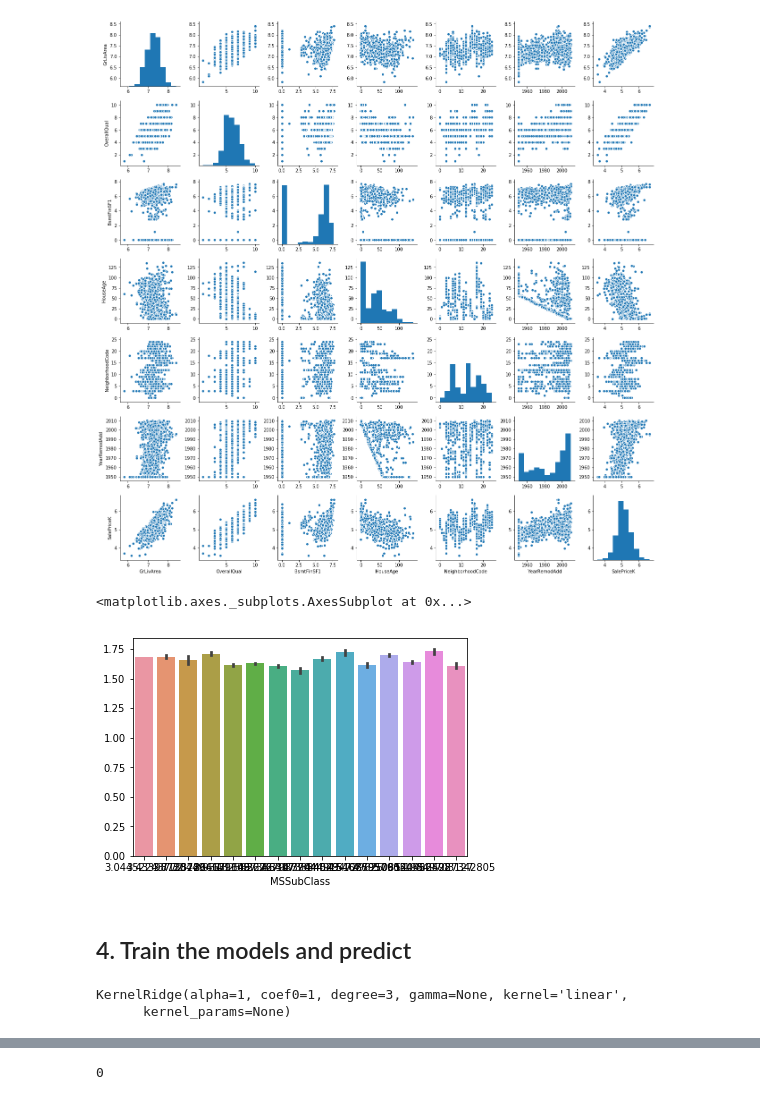
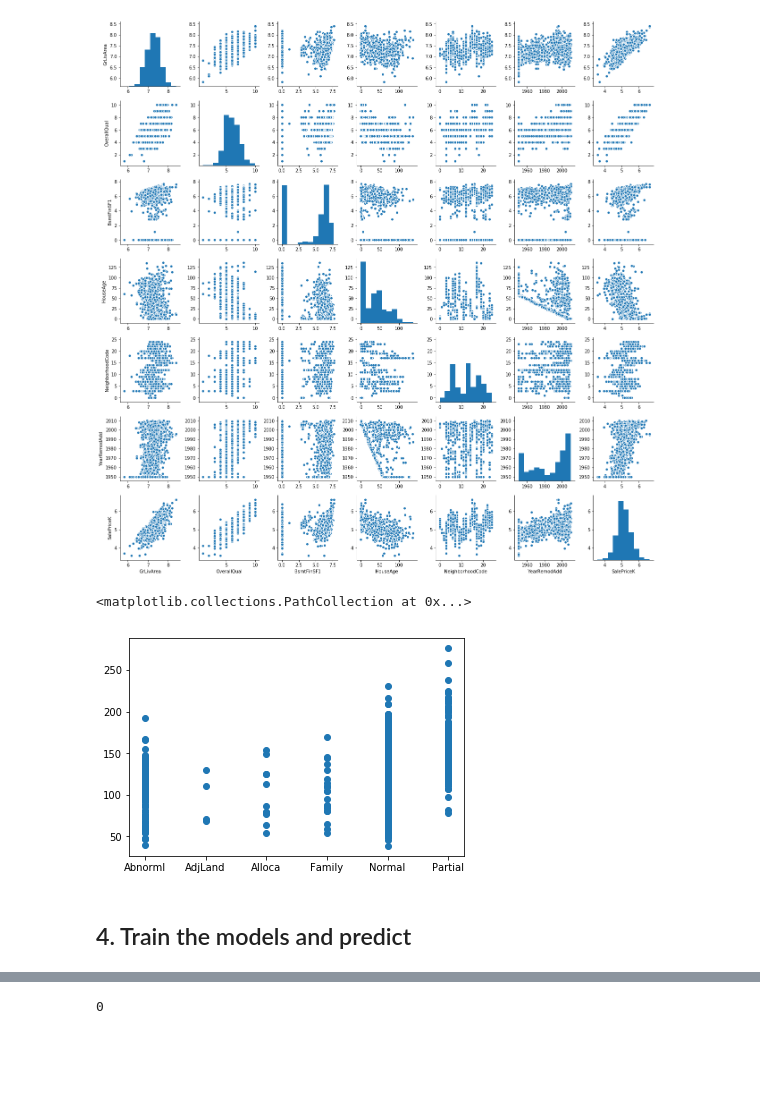
Before and after one commit to hamedrazavi/house_price_prediction_kaggle, a Jupyter notebook: house_prices_prediction_kaggle.ipynb, the cells around one changed output, grey strips where cells are left out. Drawn from its saved outputs; the diff is of its cells as text; code cells hidden in the pictures; blank space fills up the shorter version.

```diff
--- a/house_prices_prediction_kaggle.ipynb
+++ b/house_prices_prediction_kaggle.ipynb
@@ -600,11 +611,11 @@ sns.pairplot(trData[cor_col_smpl])
 plt.show()
 # %% [output]
 [figure]
-# %%
-sns.barplot(x = trData['MSSubClass'], y = trData['SalePrice'] / trData['GrLivArea'])
-# %% [output]
-<matplotlib.axes._subplots.AxesSubplot at 0x...>
-[figure, removed]
+# %%
+plt.scatter(x = trData['SaleCondition'], y = trData['PricePerArea'])
+# %% [output]
+<matplotlib.collections.PathCollection at 0x...>
+[figure, added]
 # %% [markdown]
 ## 4. Train the models and predict
 # %%
@@ -634,8 +646,3 @@ def rmsle_cv(model):
     kf = model_selection.KFold(n_folds, shuffle=True, random_state=42).get_n_splits(X)
     rmse= np.sqrt(-model_selection.cross_val_score(model, X, y, scoring="neg_mean_squared_error", cv = kf))
     return(sum(rmse)/n_folds)
-# %%
-KernelRidge()
-# %% [output]
-KernelRidge(alpha=1, coef0=1, degree=3, gamma=None, kernel='linear',
-      kernel_params=None)
```
Also changed, not shown: parts of 14 cells of this notebook.
